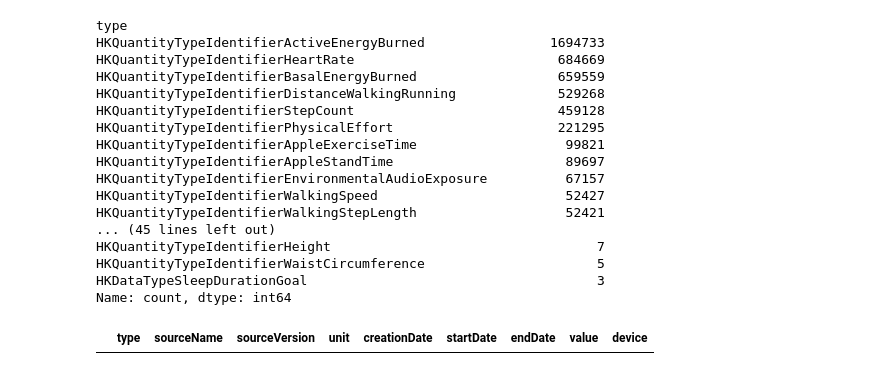
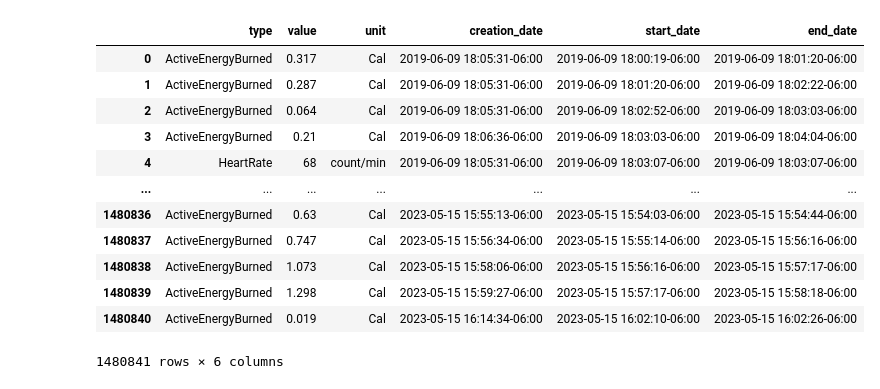
Before and after one commit to ryguy2k4/xc-routes, a Jupyter notebook: notebooks/xml_data.ipynb, the cells around one changed output. Saved outputs shown, nothing was run; the diff lists cells and outputs as text; code cells hidden in the pictures.

```diff
--- a/notebooks/xml_data.ipynb
+++ b/notebooks/xml_data.ipynb
@@ -30,8 +34,11 @@ record_data_parsed = record_data.copy()
 for col in ['creationDate', 'startDate', 'endDate']:
     record_data_parsed[col] = pd.to_datetime(record_data_parsed[col])
 
+# get relevant dates
+record_data_parsed = record_data_parsed.loc[(record_data_parsed['startDate'] >= pd.to_datetime(seasons.MIN_DATE, utc=True)) & (record_data_parsed['startDate'] <= pd.to_datetime(seasons.MAX_DATE, utc=True))]
+
 # value is numeric, NaN if fails
-record_data_parsed['value_num'] = pd.to_numeric(record_data_parsed['value'], errors='coerce')
+# record_data_parsed['value_num'] = pd.to_numeric(record_data_parsed['value'], errors='coerce')
 
 # some records do not measure anything, just count occurences
 # filling with 1.0 (= one time) makes it easier to aggregate
@@ -40,27 +47,24 @@ record_data_parsed['value'] = record_data_parsed['value'].fillna(1.0)
 # shorter observation names
 record_data_parsed['type'] = record_data_parsed['type'].str.replace('HKQuantityTypeIdentifier', '')
 record_data_parsed['type'] = record_data_parsed['type'].str.replace('HKCategoryTypeIdentifier', '')
+
+# get relevant data
+record_data_parsed = record_data_parsed.loc[record_data_parsed['type'].isin(["ActiveEnergyBurned", "HeartRate", "VO2Max", "RunningSpeed"])]
+record_data_parsed = record_data_parsed[["type", "value", "unit", "creationDate", "startDate", "endDate"]].rename(columns={"creationDate": "creation_date", "startDate": "start_date", "endDate": "end_date"})
+record_data_parsed = record_data_parsed.sort_values("start_date").reset_index(drop=True)
-# %%
-record_data['type'].value_counts()
-# %% [output]
-type
-HKQuantityTypeIdentifierActiveEnergyBurned                1694733
-HKQuantityTypeIdentifierHeartRate                          684669
-HKQuantityTypeIdentifierBasalEnergyBurned                  659559
-HKQuantityTypeIdentifierDistanceWalkingRunning             529268
-HKQuantityTypeIdentifierStepCount                          459128
-HKQuantityTypeIdentifierPhysicalEffort                     221295
-HKQuantityTypeIdentifierAppleExerciseTime                   99821
-HKQuantityTypeIdentifierAppleStandTime                      89697
-HKQuantityTypeIdentifierEnvironmentalAudioExposure          67157
-HKQuantityTypeIdentifierWalkingSpeed                        52427
-HKQuantityTypeIdentifierWalkingStepLength                   52421
-... (45 lines left out)
-HKQuantityTypeIdentifierHeight                                  7
-HKQuantityTypeIdentifierWaistCircumference                      5
-HKDataTypeSleepDurationGoal                                     3
-Name: count, dtype: int64
-# %%
-record_data.loc[record_data['type'] == "RunningSpeed"]
-# %% [output]
-|  | type | sourceName | sourceVersion | unit | creationDate | startDate | endDate | value | device |
+# %%
+record_data_parsed
+# %% [output]
+|  | type | value | unit | creation_date | start_date | end_date |
+| 0 | ActiveEnergyBurned | 0.317 | Cal | 2019-06-09 18:05:31-06:00 | 2019-06-09 18:00:19-06:00 | 2019-06-09 18:01:20-06:00 |
+| 1 | ActiveEnergyBurned | 0.287 | Cal | 2019-06-09 18:05:31-06:00 | 2019-06-09 18:01:20-06:00 | 2019-06-09 18:02:22-06:00 |
+| 2 | ActiveEnergyBurned | 0.064 | Cal | 2019-06-09 18:05:31-06:00 | 2019-06-09 18:02:52-06:00 | 2019-06-09 18:03:03-06:00 |
+| 3 | ActiveEnergyBurned | 0.21 | Cal | 2019-06-09 18:06:36-06:00 | 2019-06-09 18:03:03-06:00 | 2019-06-09 18:04:04-06:00 |
+| 4 | HeartRate | 68 | count/min | 2019-06-09 18:05:31-06:00 | 2019-06-09 18:03:07-06:00 | 2019-06-09 18:03:07-06:00 |
+| ... | ... | ... | ... | ... | ... | ... |
+| 1480836 | ActiveEnergyBurned | 0.63 | Cal | 2023-05-15 15:55:13-06:00 | 2023-05-15 15:54:03-06:00 | 2023-05-15 15:54:44-06:00 |
+| 1480837 | ActiveEnergyBurned | 0.747 | Cal | 2023-05-15 15:56:34-06:00 | 2023-05-15 15:55:14-06:00 | 2023-05-15 15:56:16-06:00 |
+| 1480838 | ActiveEnergyBurned | 1.073 | Cal | 2023-05-15 15:58:06-06:00 | 2023-05-15 15:56:16-06:00 | 2023-05-15 15:57:17-06:00 |
+| 1480839 | ActiveEnergyBurned | 1.298 | Cal | 2023-05-15 15:59:27-06:00 | 2023-05-15 15:57:17-06:00 | 2023-05-15 15:58:18-06:00 |
+| 1480840 | ActiveEnergyBurned | 0.019 | Cal | 2023-05-15 16:14:34-06:00 | 2023-05-15 16:02:10-06:00 | 2023-05-15 16:02:26-06:00 |
+1480841 rows × 6 columns
```
Also changed, not shown: parts of 12 cells of this notebook, 12 other files.
